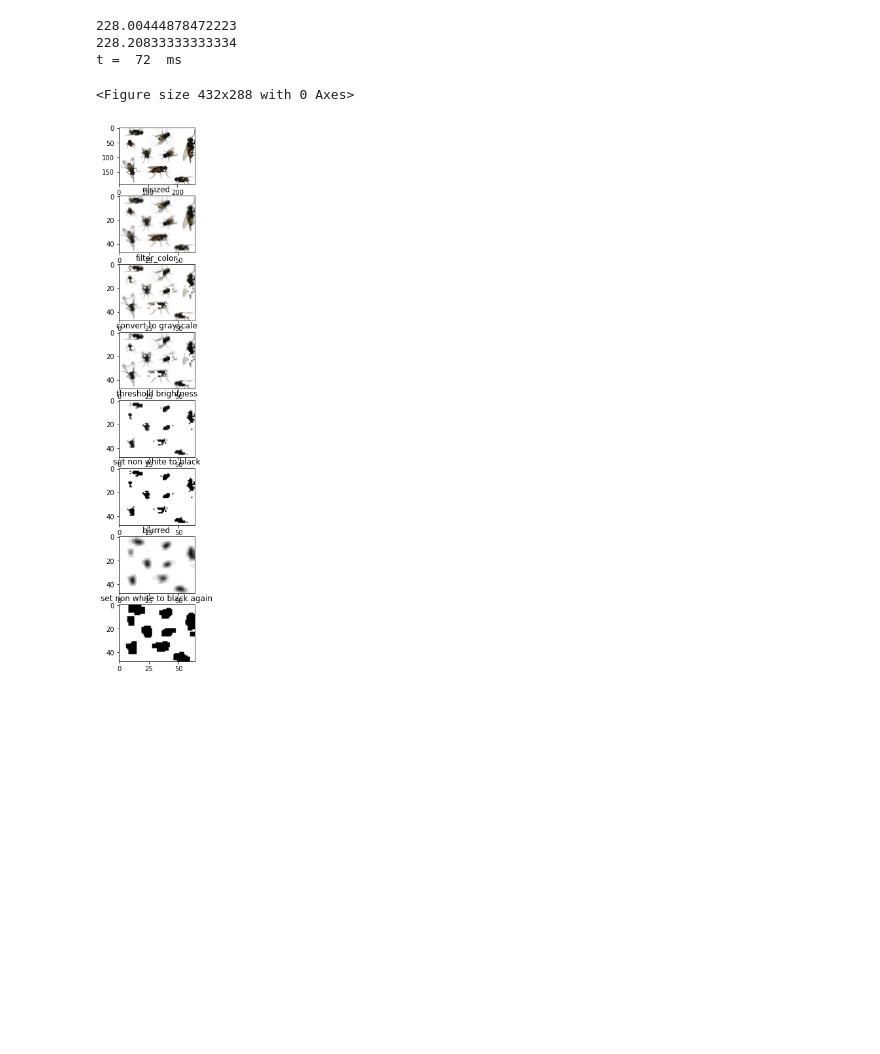
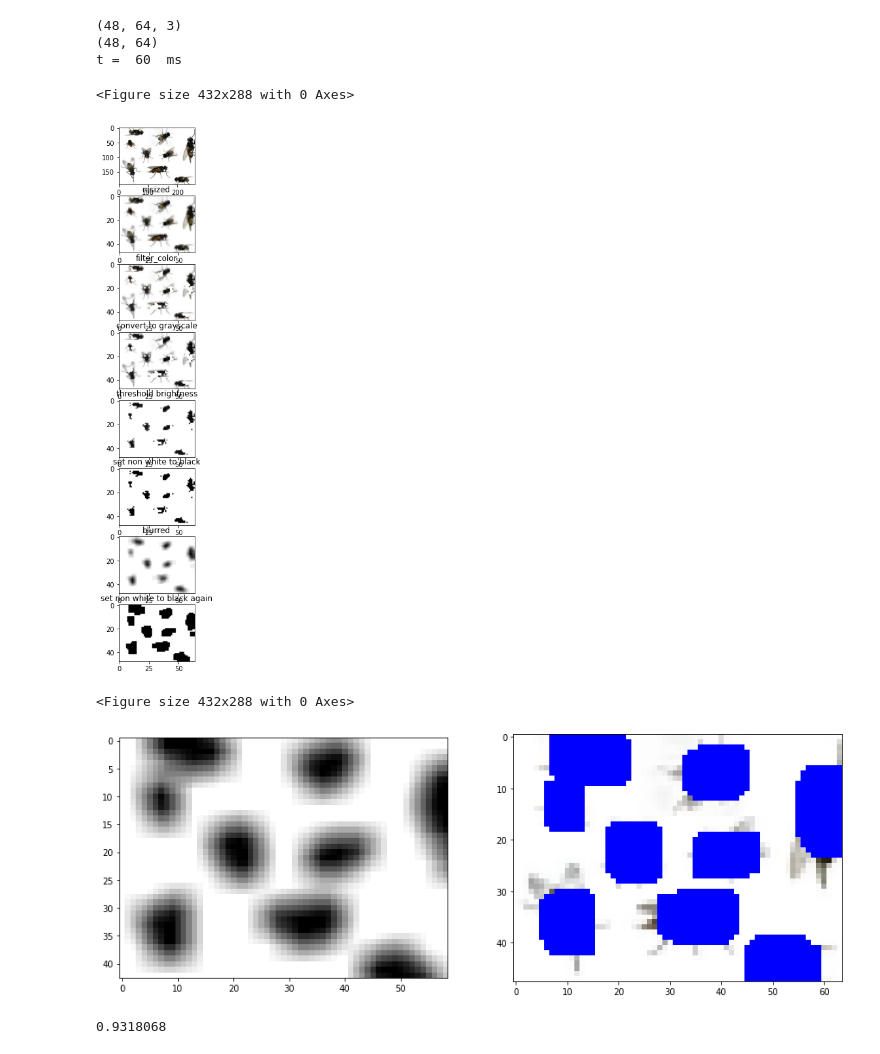
Before and after one commit to GrapixLeGrand/flies_catcher, a Jupyter notebook: prototype_pattern.ipynb, the cells around one changed output. Saved outputs shown, nothing was run; the diff lists cells and outputs as text; code cells hidden in the pictures; blank space fills up the shorter version.

```diff
--- a/prototype_pattern.ipynb
+++ b/prototype_pattern.ipynb
@@ -8,11 +8,14 @@ import time
 img = cv.imread('flies.jpg')
 
 
+#pipeline constants
 replacement_vector = [255, 255, 255]
 distance_threshold = 10
 grayscale_threshold = 120
 scale_percent = 25
 blur_kernel_size = (4, 4)
+
+
 
 
 """
@@ -57,7 +60,9 @@ convert an rgb numpy array to a grayscale numpy array
 the type must be uint8 for each component
 """
 def convert_rgb_to_grayscale(img):
+    print(img.shape)
     i = cv.cvtColor(img, cv.COLOR_RGB2GRAY)
+    print(i.shape)
     return i
 
 def convert_bgr_to_rgb(img):
@@ -120,36 +125,76 @@ pipeline = [
     (low_pass_filter_img, "blurred", False),
     (apply_threshold_set_black, "set non white to black again", False)
 ]
 
 """pipeline processing the image in order to prepare it to be detected"""
 def preprocessing_pipeline(img):
     starting_time = round(time.time() * 1000)
     i = 0
     axarr[i].imshow(img)
     for pipeline_func in pipeline:
         i += 1
         func = pipeline_func[0]
         img = func(img)
         if (pipeline_func[2]):
             axarr[i].imshow(img)
         else:
             axarr[i].imshow(img, cmap = plt.cm.gray)
         axarr[i].set_title(pipeline_func[1])
 
     print("t = ", str(round(time.time() * 1000) - starting_time), " ms")
     return img
 
 plt.figure()
 f, axarr = plt.subplots(len(pipeline) + 1,1, figsize=(15,15))
 preprocessed_img = preprocessing_pipeline(convert_bgr_to_rgb(img))
 
 plt.show()
+
+def compute_pattern(h, w):
+    return np.ones((h, w), np.uint8)
+
+pattern = compute_pattern(6, 6)
+
+def find_box_with_pattern(img, pattern):
+
+    pattern_img_cpy = pattern.copy()
+    methods = ['cv.TM_CCOEFF', 'cv.TM_CCOEFF_NORMED', 'cv.TM_CCORR',
+            'cv.TM_CCORR_NORMED', 'cv.TM_SQDIFF', 'cv.TM_SQDIFF_NORMED']
+    meth = methods[4]
+    w, h = pattern.shape[::-1]
+
+    method = eval(meth)
+    current_target = img.copy()
+    neighborhood_img = cv.matchTemplate(current_target, pattern_img_cpy, method)
+
+    return neighborhood_img
+
+result_img = find_box_with_pattern(preprocessed_img, pattern)
+resized = resize_img(img)
+resized_rgb = convert_bgr_to_rgb(resized)
+
+threshold = 0.01
+result_img = (result_img - np.std(result_img)) / np.mean(result_img)
+loc = np.where(result_img < threshold)
+for pt in zip(*loc[::-1]):
+    cv.rectangle(resized_rgb, pt, (pt[0] + 5, pt[1] + 5), (0,0,255), 1)
+
+plt.figure()
+f2, axarr2 = plt.subplots(1, 2, figsize=(15,15))
+axarr2[0].imshow(result_img, cmap = plt.cm.gray)
+axarr2[1].imshow(resized_rgb)
+
+plt.show()
+np.max(result_img)
 # %% [output]
-228.00444878472223
-228.20833333333334
-t =  72  ms
+(48, 64, 3)
+(48, 64)
+t =  60  ms
 <Figure size 432x288 with 0 Axes>
 [figure]
+<Figure size 432x288 with 0 Axes>
+[figure, added]
+0.9318068
 # %%
 
 target = 'flies2.jpg'
```
